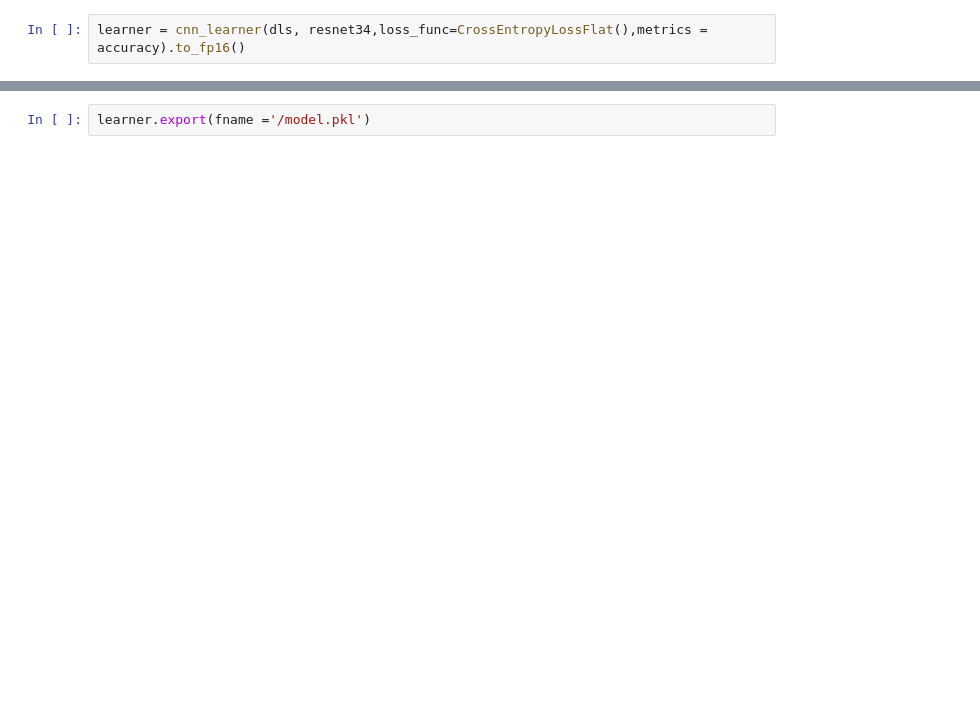
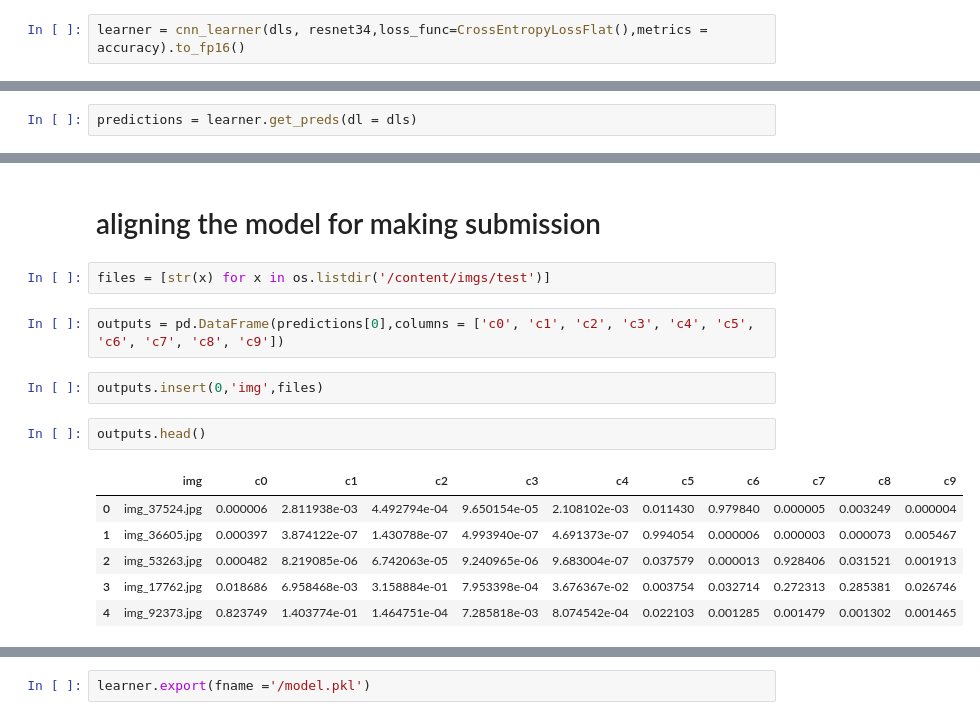
Before and after one commit to someshfengde/FastAI, a Jupyter notebook: projects_and_codes/kaggle_driver_attention.ipynb, the cells around one changed output, grey strips where cells are left out. Cells and saved outputs as stored; diff of their text form; blank space fills up the shorter version.

```diff
--- a/projects_and_codes/kaggle_driver_attention.ipynb
+++ b/projects_and_codes/kaggle_driver_attention.ipynb
@@ -180,0 +151,2 @@ NameError: ignored
+# %%
+predictions = learner.get_preds(dl = dls)
@@ -180,0 +155,17 @@ NameError: ignored
+# %% [markdown]
+# aligning the model for making submission
+# %%
+files = [str(x) for x in os.listdir('/content/imgs/test')]
+# %%
+outputs = pd.DataFrame(predictions[0],columns = ['c0', 'c1', 'c2', 'c3', 'c4', 'c5', 'c6', 'c7', 'c8', 'c9'])
+# %%
+outputs.insert(0,'img',files)
+# %%
+outputs.head()
+# %% [output]
+|  | img | c0 | c1 | c2 | c3 | c4 | c5 | c6 | c7 | c8 | c9 |
+| 0 | img_37524.jpg | 0.000006 | 2.811938e-03 | 4.492794e-04 | 9.650154e-05 | 2.108102e-03 | 0.011430 | 0.979840 | 0.000005 | 0.003249 | 0.000004 |
+| 1 | img_36605.jpg | 0.000397 | 3.874122e-07 | 1.430788e-07 | 4.993940e-07 | 4.691373e-07 | 0.994054 | 0.000006 | 0.000003 | 0.000073 | 0.005467 |
+| 2 | img_53263.jpg | 0.000482 | 8.219085e-06 | 6.742063e-05 | 9.240965e-06 | 9.683004e-07 | 0.037579 | 0.000013 | 0.928406 | 0.031521 | 0.001913 |
+| 3 | img_17762.jpg | 0.018686 | 6.958468e-03 | 3.158884e-01 | 7.953398e-04 | 3.676367e-02 | 0.003754 | 0.032714 | 0.272313 | 0.285381 | 0.026746 |
+| 4 | img_92373.jpg | 0.823749 | 1.403774e-01 | 1.464751e-04 | 7.285818e-03 | 8.074542e-04 | 0.022103 | 0.001285 | 0.001479 | 0.001302 | 0.001465 |
```
Also changed, not shown: parts of 60 cells of this notebook, 3 other files.
